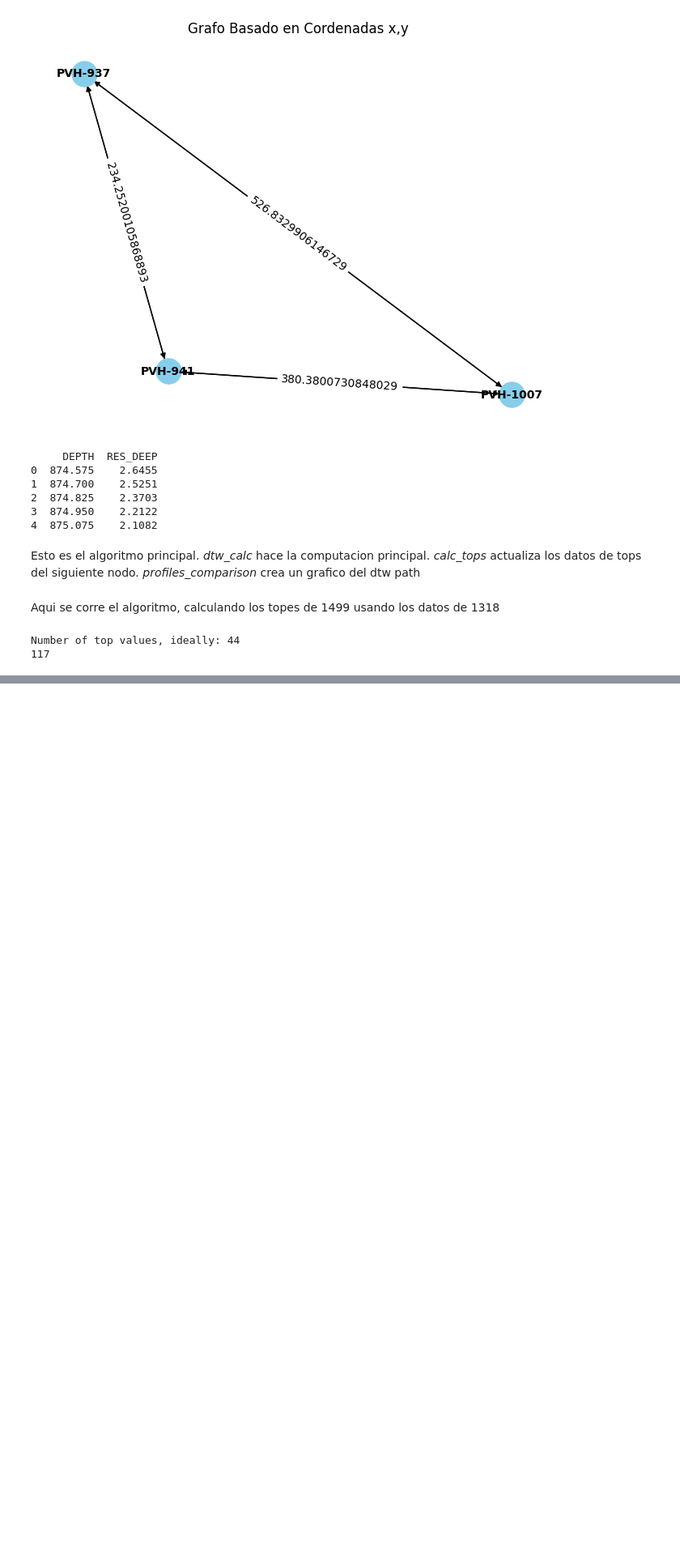
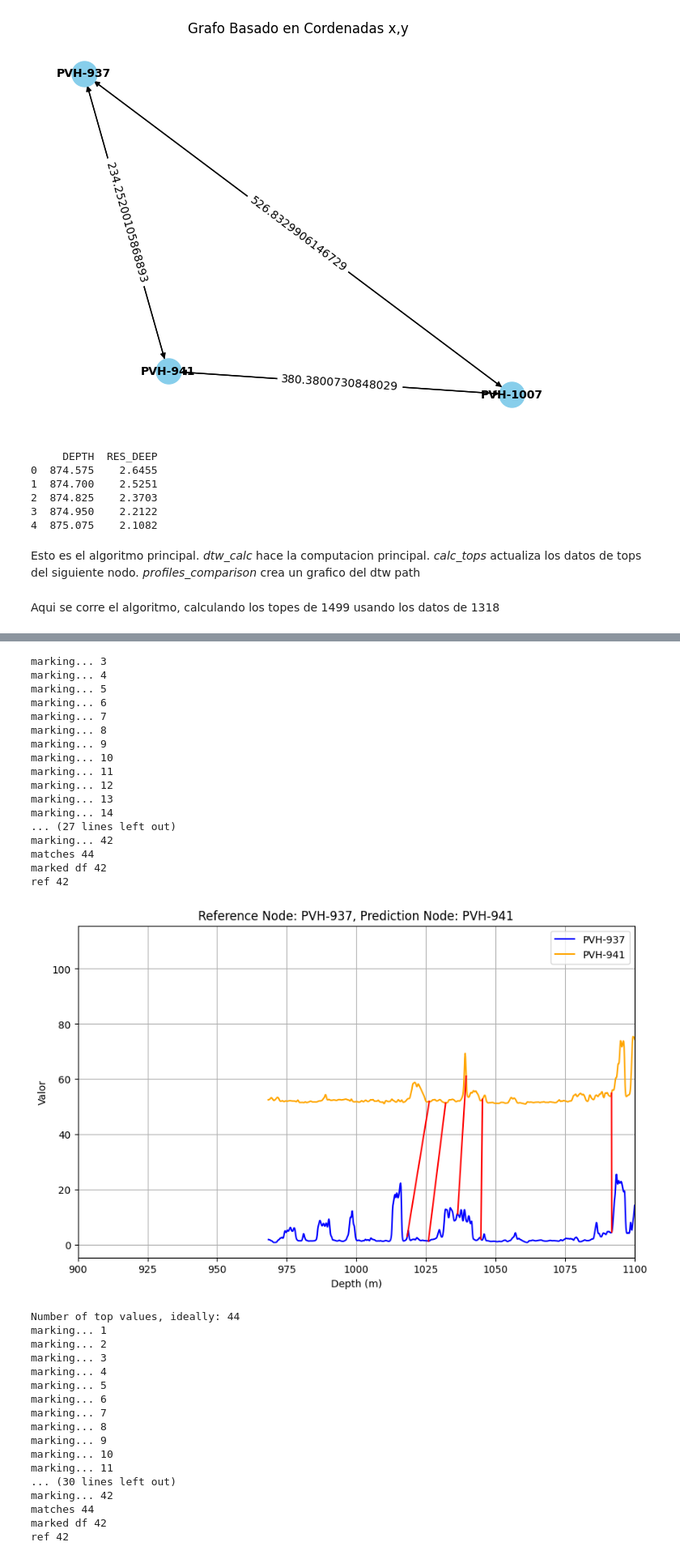
Before and after one commit to scast3/dtw_tool, a Jupyter notebook: more_nodes.ipynb, the cells around one changed output, grey strips where cells are left out. Shown at 81% size. Drawn from its saved outputs; the diff is of its cells as text; code cells hidden in the pictures; blank space fills up the shorter version.

```diff
--- a/more_nodes.ipynb
+++ b/more_nodes.ipynb
@@ -161,7 +161,7 @@ def calc_tops(G, node1, node2):
 
 
     correla, df1, df2 = dtw_calc(G, node1, node2)
-
+    print("correla tuple", len(correla))
 
     df_result = pd.DataFrame(columns=["Capa",'Ref'])
 
@@ -181,7 +181,7 @@ def calc_tops(G, node1, node2):
         j_depths = [df2["DEPTH"].iloc[j] for j in j_values]
         # averaging j values
         j_depth = np.mean(j_depths) # averaging, may want to try a different method later
-        #print(f'i = {i_depth}, j = {j_depths}') print the j values for each corresponding i value
+        #print(f'i = {i_depth}, j = {j_depths}') #print the j values for each corresponding i value
         rows_to_add.append({'Ref': j_depth})
 
     #capas = G.nodes[node1]["known_tops"]["Capa"]
@@ -203,20 +203,27 @@ def dtw_calc(G, node1, node2):
     capas1_names = G.nodes["PVH-937"]["known_tops"]["Capa"]  # List of names
     capas2 = G.nodes["PVH-941"]["known_tops"].copy()
     tops1 = capas2[capas2["Capa"].isin(capas1_names)]
-    print("Number of top values, ideally:", tops1.shape[0])
+    num_matches = tops1.shape[0] # This is how many points of interest are in the dataset, this should be the size of the output too
+    print("Number of top values, ideally:", num_matches)
 
     df2 = G.nodes[node2]["data"] # RES_DEEP data for node2
 
 
 
     # mark rows within the tolerance range of any top
+    change = 1
     for index_df1, row_df1 in df1.iterrows():
         depth_value = row_df1['DEPTH']
         matches = tops1['Ref'].apply(lambda x: np.abs(x - depth_value) <= tolerance)
+
         if matches.any():
             df1.at[index_df1, 'Present'] = 1
+            #print("marking...", change)
+            change = change+1
 
+    print("matches", matches.shape[0])
     G.nodes[node1]["is_top"] = df1[df1['Present'] == 1] # store the filtered rows near the caps into the graph
+    print("marked df", df1[df1['Present'] == 1].shape[0])
     prof1 = df1[df1['Present'] == 1]["DEPTH"].reset_index()["DEPTH"][0] - 50
     prof2 = df1[df1['Present'] == 1]["DEPTH"].reset_index()["DEPTH"].iloc[-1] + 50
     df1 = df1[(df1['DEPTH'] > prof1) & (df1['DEPTH'] < prof2)].reset_index()
@@ -232,6 +239,7 @@ def dtw_calc(G, node1, node2):
 
 
     ref = df1[df1["Present"] == 1]
+    print("ref", ref.shape[0])
     distance, path = fastdtw(w1, w2, dist=custom_distance)
     # distance, path = fastdtw(w1_normalized, w2_normalized, dist=custom_distance) Might need to normalize later
     correla = [tupla for tupla in path if tupla[0] in ref.index]
@@ -244,11 +252,10 @@ def dtw_calc(G, node1, node2):
     #         df2.loc[elemento, "is_top"] = 1
     # G.nodes[node2]["is_top"] = df2[df2["is_top"] == 1]
     # G.nodes[node2]["Procesados"] = df2
-    print(len(correla))
     return correla, df1, df2
 
 
-def profiles_comparison(G, node1, node2, r = None):
+def profiles_comparison(G, node1, node2, r):
     correla, df1, df2 = dtw_calc(G, node1, node2)
 
     offset = 50
@@ -267,16 +274,23 @@ def profiles_comparison(G, node1, node2, r = None):
     plt.title(f"Reference Node: {node1}, Prediction Node: {node2}")
     plt.xlabel('Depth (m)')
     if r:
-        plt.xlim(1610, 1640)
+        plt.xlim(r[0], r[1])
     plt.ylabel('Valor')
     plt.legend()
     plt.grid(True)
     plt.show()
 # %% [markdown]
 Aqui se corre el algoritmo, calculando los topes de 1499 usando los datos de 1318
-# %%
-calc_tops(G, "PVH-937", "PVH-941")
-#profiles_comparison(G, "PVH-937", "PVH-941")
-# %% [output]
-Number of top values, ideally: 44
-117
+# %%
+
+
+calc_tops(G, "PVH-937", "PVH-941")
+
+def generate_ranges(start, end, step):
+    return [(i, i + step) for i in range(start, end, step)]
+
+ranges = generate_ranges(900, 1800, 200)
+
+for r in ranges:
+    profiles_comparison(G, "PVH-937", "PVH-941", list(r))
+# %% [output]
@@ -282,0 +314,35 @@ Number of top values, ideally: 44
+marking... 3
+marking... 4
+marking... 5
+marking... 6
+marking... 7
+marking... 8
+marking... 9
+marking... 10
+marking... 11
+marking... 12
+marking... 13
+marking... 14
+... (27 lines left out)
+marking... 42
+matches 44
+marked df 42
+ref 42
+[figure, added]
+Number of top values, ideally: 44
+marking... 1
+marking... 2
+marking... 3
+marking... 4
+marking... 5
+marking... 6
+marking... 7
+marking... 8
+marking... 9
+marking... 10
+marking... 11
+... (30 lines left out)
+marking... 42
+matches 44
+marked df 42
+ref 42
```
Also changed, not shown: parts of 21 cells of this notebook.
